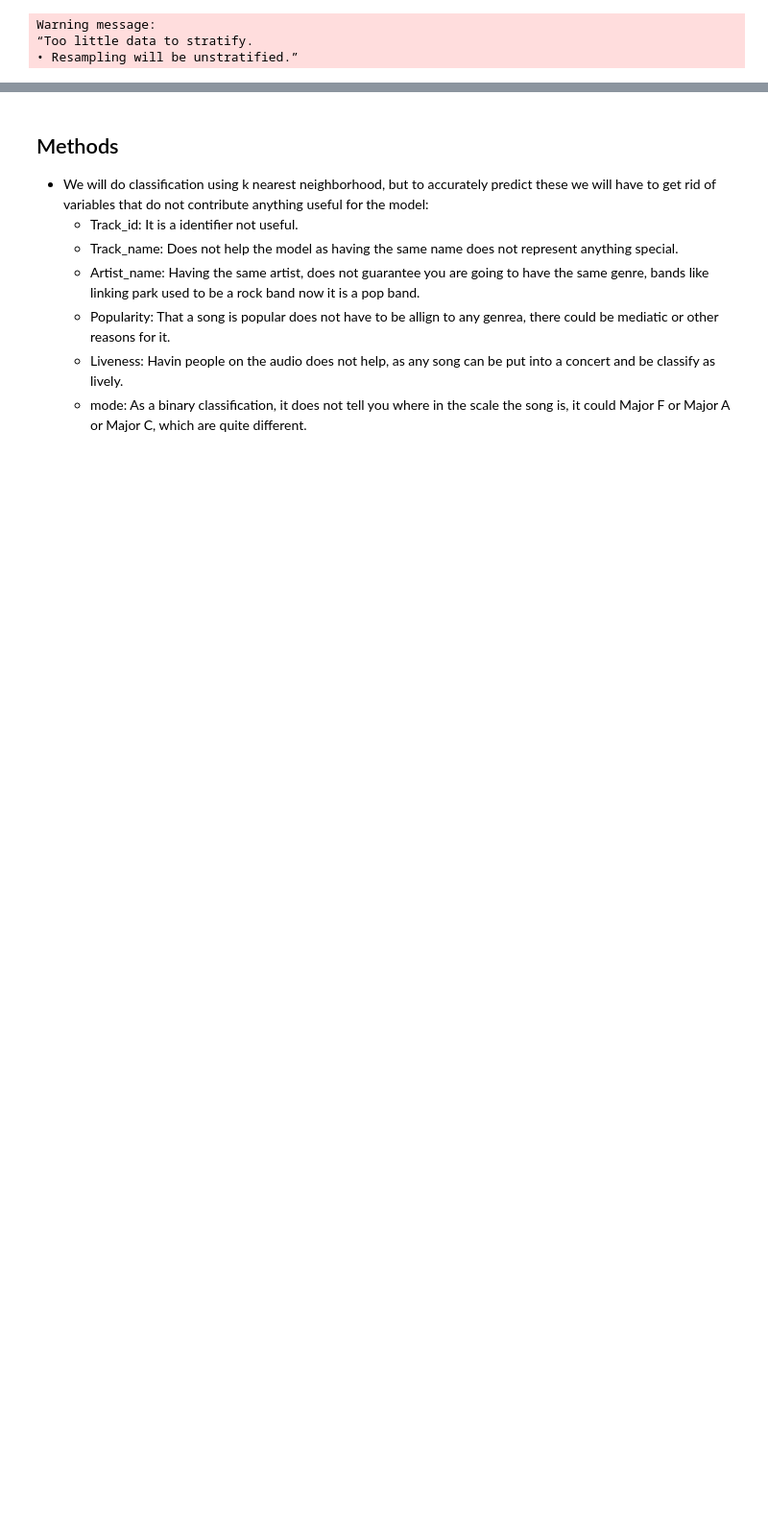
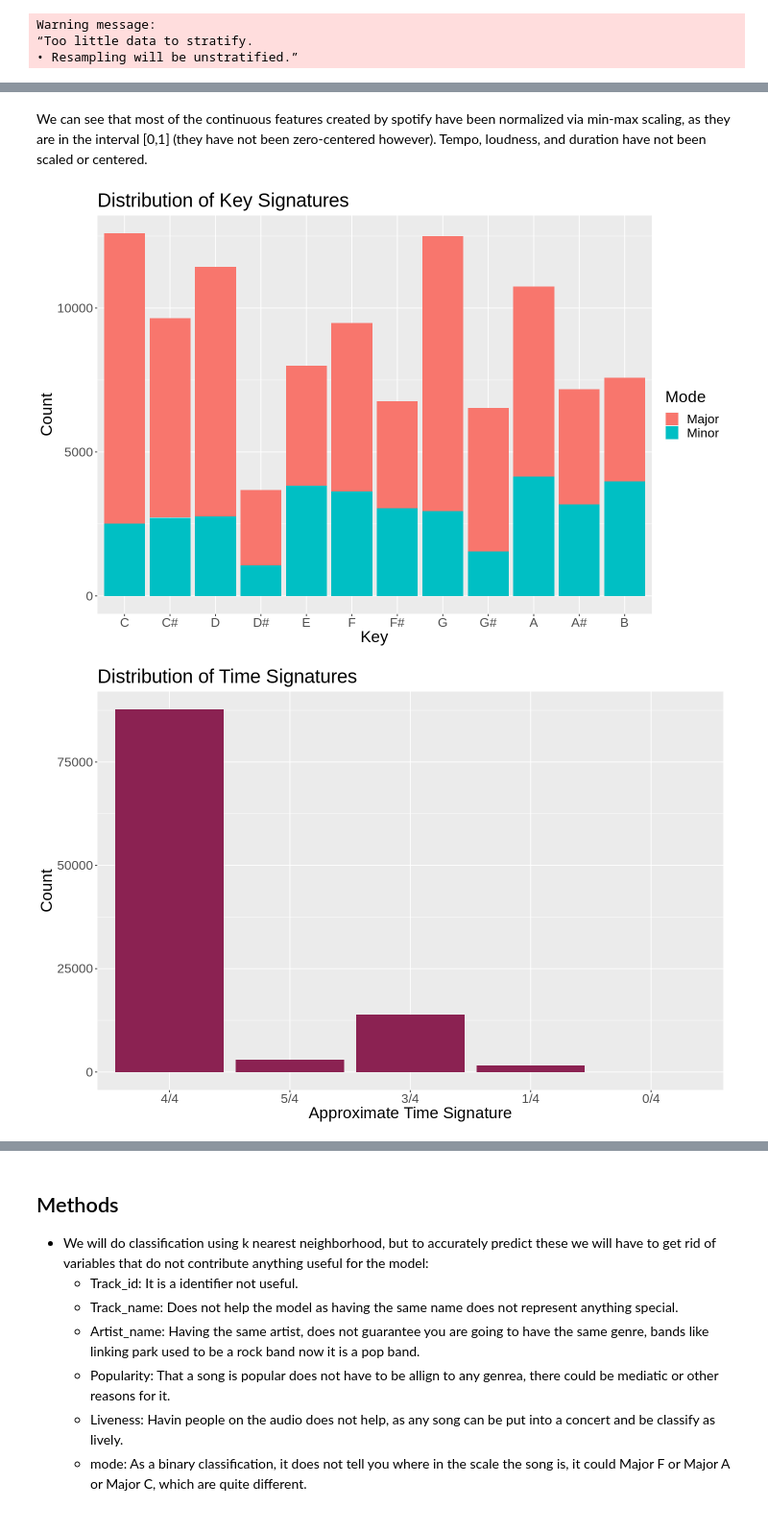
Before and after one commit to aidanmeharg/dsci-100-2022W2-group-5, a Jupyter notebook: group_5_proposal.ipynb, the cells around one changed output, grey strips where cells are left out. Shown at 96% size. Saved outputs shown, nothing was run; the diff lists cells and outputs as text; code cells hidden in the pictures; blank space fills up the shorter version.

```diff
--- a/group_5_proposal.ipynb
+++ b/group_5_proposal.ipynb
@@ -189,0 +224,31 @@ Warning message:
+# %% [markdown]
+We can see that most of the continuous features created by spotify have been normalized via min-max scaling, as they are in the interval [0,1] (they have not been zero-centered however). Tempo, loudness, and duration have not been scaled or centered.
+# %%
+categorical_predictors <- song_train |>
+    select(c("key", "mode", "time_signature"))
+
+categorical_predictors$key <- fct_relevel(categorical_predictors$key, "C", "C#", "D", "D#", "E", "F", "F#", "G", "G#", "A", "A#", "B")
+
+key_plot <- categorical_predictors |>
+    group_by(key, mode) |>
+    tally() |>
+    ggplot(aes(key, n, fill = mode)) +
+        geom_bar(stat = "identity") +
+        labs(x = "Key", y = "Count", fill = "Mode")+
+        ggtitle("Distribution of Key Signatures")+
+        theme(text = element_text(size = 20))
+
+time_sig_plot <- categorical_predictors |>
+    group_by(time_signature) |>
+    tally() |>
+    ggplot(aes(time_signature, n)) +
+        geom_bar(stat = "identity", fill = "violetred4") +
+        labs(x = "Approximate Time Signature", y = "Count") +
+        ggtitle("Distribution of Time Signatures")+
+        theme(text = element_text(size = 20))
+
+key_plot
+time_sig_plot
+# %% [output]
+[figure, added]
+[figure, added]
```
Also changed, not shown: parts of 20 cells of this notebook.
